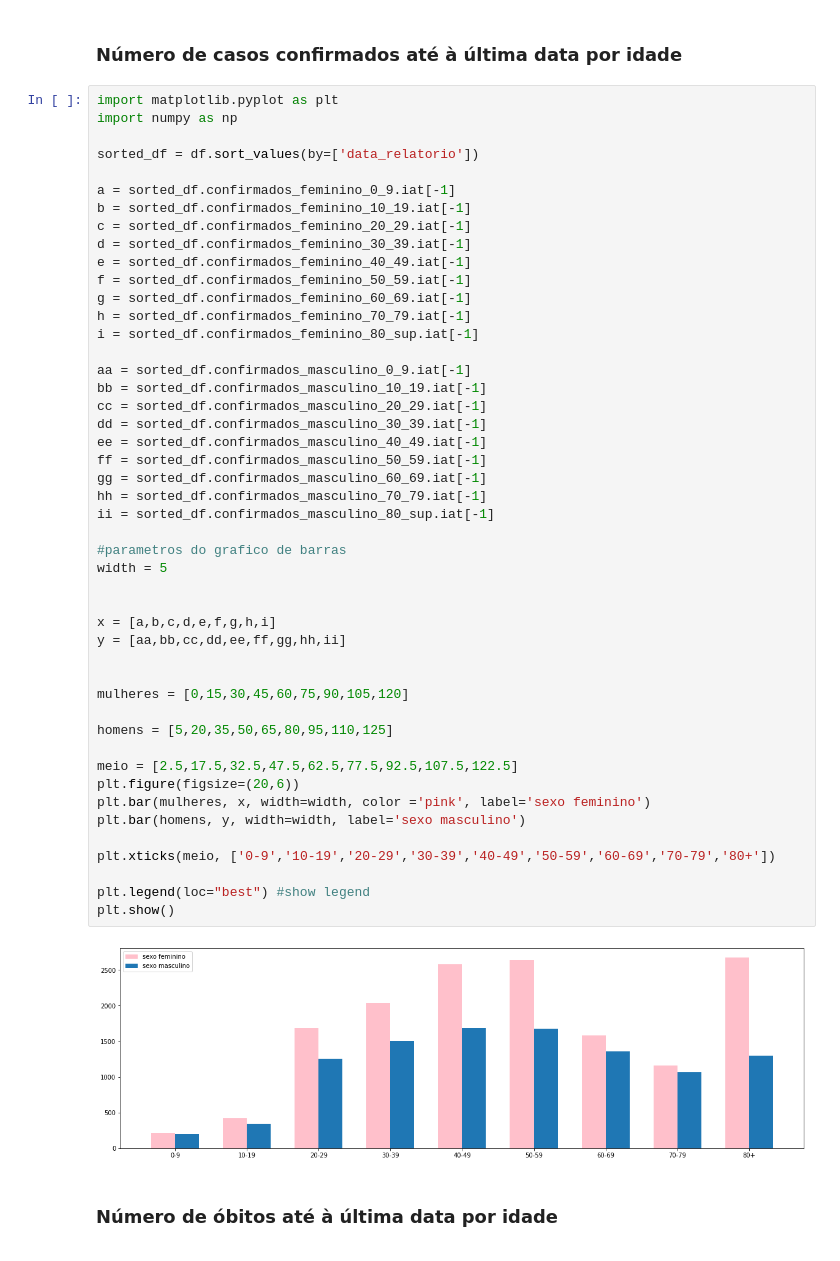
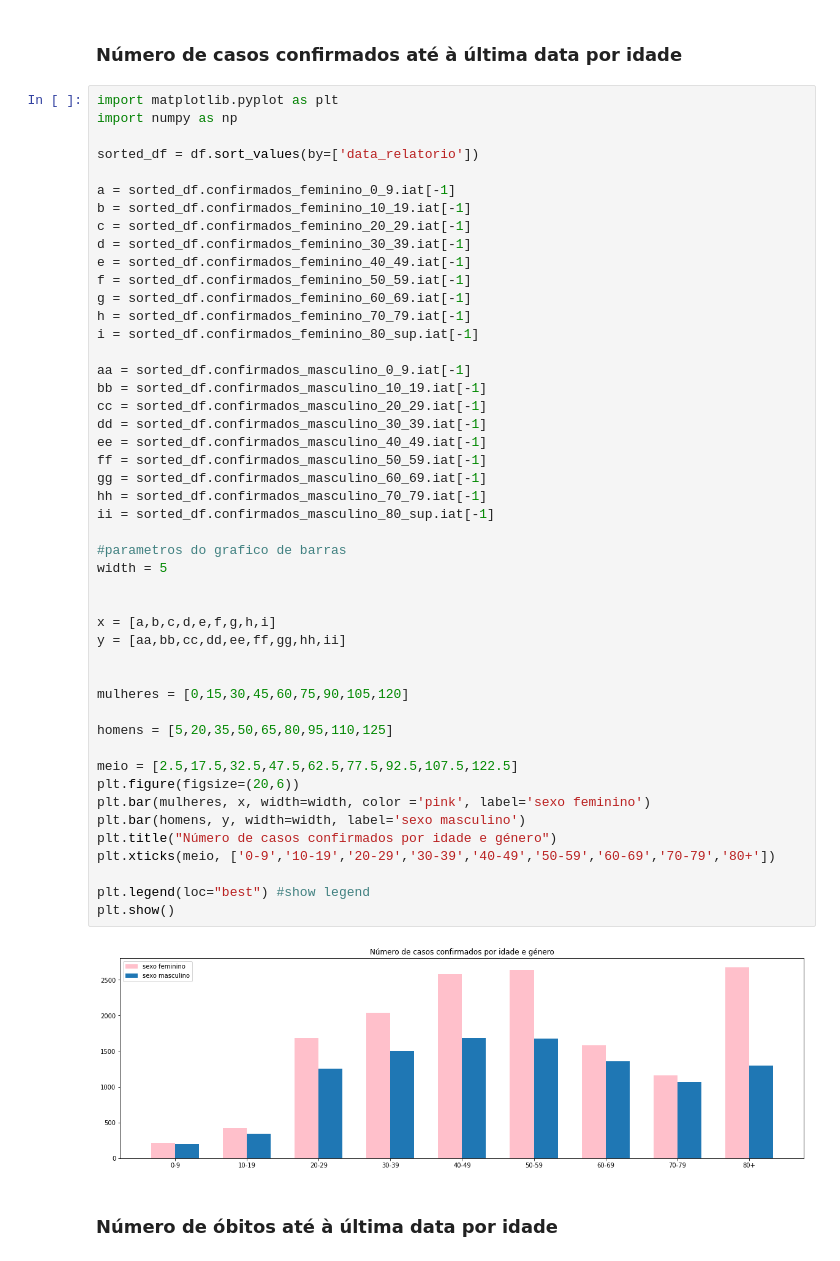
Before and after one commit to marianallc/TAprojectCOVID19, a Jupyter notebook: covid19.ipynb, the cells around one changed output. Drawn from its saved outputs; the diff is of its cells as text.

```diff
--- a/covid19.ipynb
+++ b/covid19.ipynb
@@ -489,35 +614,35 @@ aa = sorted_df.confirmados_masculino_0_9.iat[-1]
 bb = sorted_df.confirmados_masculino_10_19.iat[-1]
 cc = sorted_df.confirmados_masculino_20_29.iat[-1]
 dd = sorted_df.confirmados_masculino_30_39.iat[-1]
 ee = sorted_df.confirmados_masculino_40_49.iat[-1]
 ff = sorted_df.confirmados_masculino_50_59.iat[-1]
 gg = sorted_df.confirmados_masculino_60_69.iat[-1]
 hh = sorted_df.confirmados_masculino_70_79.iat[-1]
 ii = sorted_df.confirmados_masculino_80_sup.iat[-1]
 
 #parametros do grafico de barras
 width = 5
 
 
 x = [a,b,c,d,e,f,g,h,i]
 y = [aa,bb,cc,dd,ee,ff,gg,hh,ii]
 
 
 mulheres = [0,15,30,45,60,75,90,105,120]
 
 homens = [5,20,35,50,65,80,95,110,125]
 
 meio = [2.5,17.5,32.5,47.5,62.5,77.5,92.5,107.5,122.5]
 plt.figure(figsize=(20,6))
 plt.bar(mulheres, x, width=width, color ='pink', label='sexo feminino')
 plt.bar(homens, y, width=width, label='sexo masculino')
-
+plt.title("Número de casos confirmados por idade e género")
 plt.xticks(meio, ['0-9','10-19','20-29','30-39','40-49','50-59','60-69','70-79','80+'])
 
 plt.legend(loc="best") #show legend
 plt.show()
 # %% [output]
-[figure, old version]
+[figure, new version]
 # %% [markdown]
 ### Número de óbitos até à última data por idade
 # %%
```
Also changed, not shown: parts of 31 cells of this notebook.
